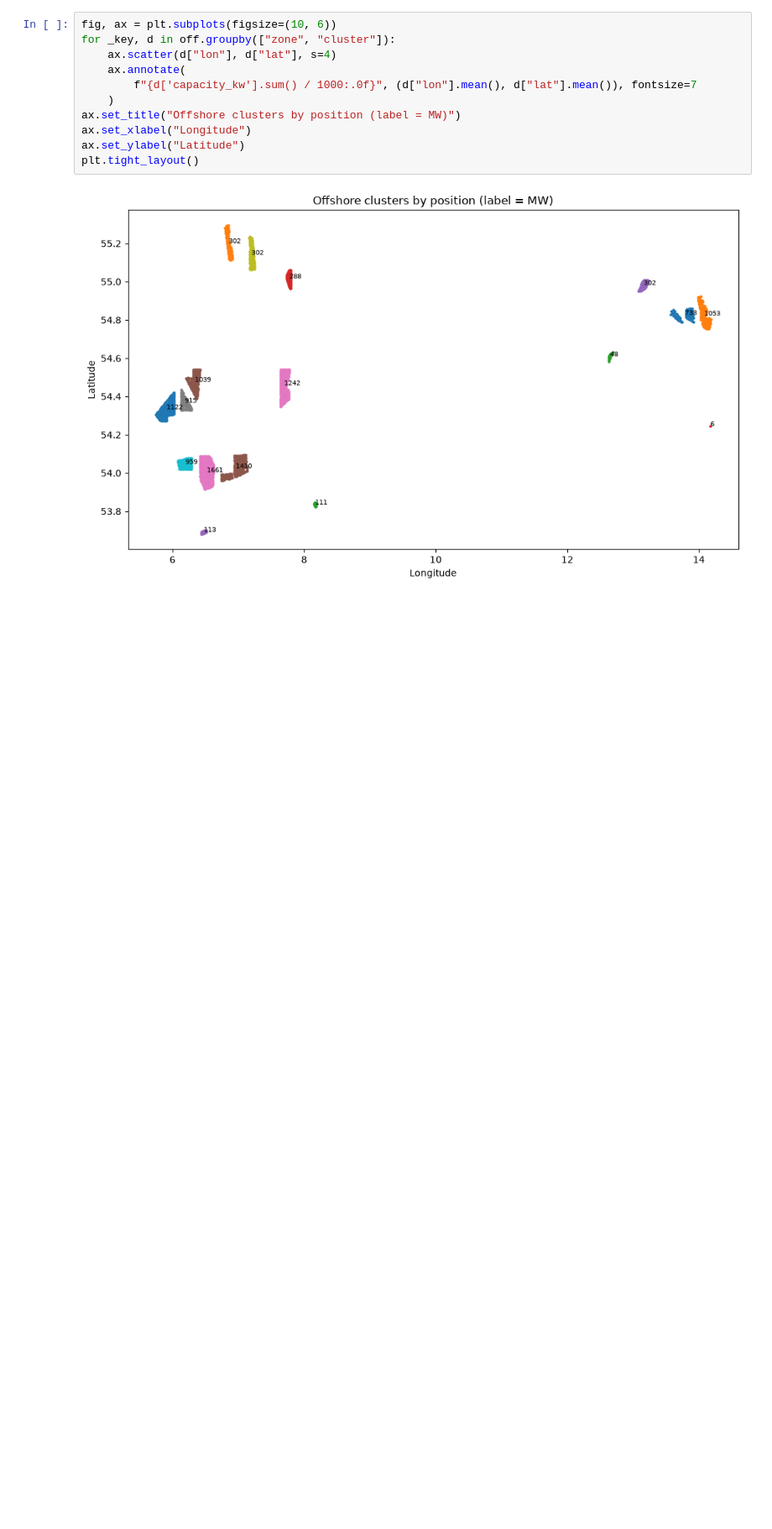
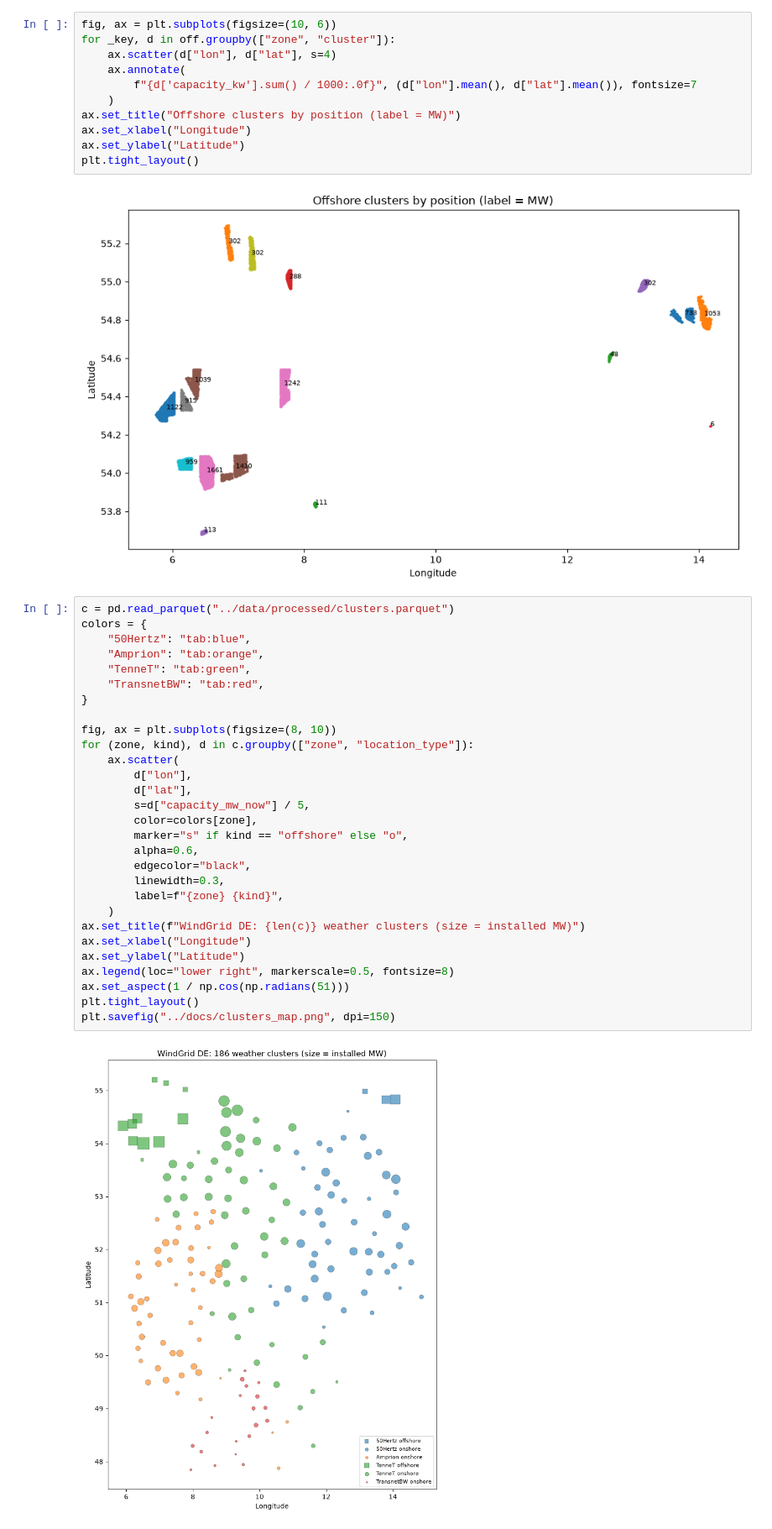
Before and after one commit to ramkp990/windgrid-de, a Jupyter notebook: notebooks/06_clustering.ipynb, the cells around one changed output. Shown at 84% size. Cells and saved outputs as stored; diff of their text form; blank space fills up the shorter version.

Commit message:
Add cluster map to docs

```diff
--- a/notebooks/06_clustering.ipynb
+++ b/notebooks/06_clustering.ipynb
@@ -182,3 +182,34 @@ ax.set_ylabel("Latitude")
 plt.tight_layout()
 # %% [output]
 [figure]
+# %%
+c = pd.read_parquet("../data/processed/clusters.parquet")
+colors = {
+    "50Hertz": "tab:blue",
+    "Amprion": "tab:orange",
+    "TenneT": "tab:green",
+    "TransnetBW": "tab:red",
+}
+
+fig, ax = plt.subplots(figsize=(8, 10))
+for (zone, kind), d in c.groupby(["zone", "location_type"]):
+    ax.scatter(
+        d["lon"],
+        d["lat"],
+        s=d["capacity_mw_now"] / 5,
+        color=colors[zone],
+        marker="s" if kind == "offshore" else "o",
+        alpha=0.6,
+        edgecolor="black",
+        linewidth=0.3,
+        label=f"{zone} {kind}",
+    )
+ax.set_title(f"WindGrid DE: {len(c)} weather clusters (size = installed MW)")
+ax.set_xlabel("Longitude")
+ax.set_ylabel("Latitude")
+ax.legend(loc="lower right", markerscale=0.5, fontsize=8)
+ax.set_aspect(1 / np.cos(np.radians(51)))
+plt.tight_layout()
+plt.savefig("../docs/clusters_map.png", dpi=150)
+# %% [output]
+[figure, added]
```
Also changed, not shown: 1 other file.
